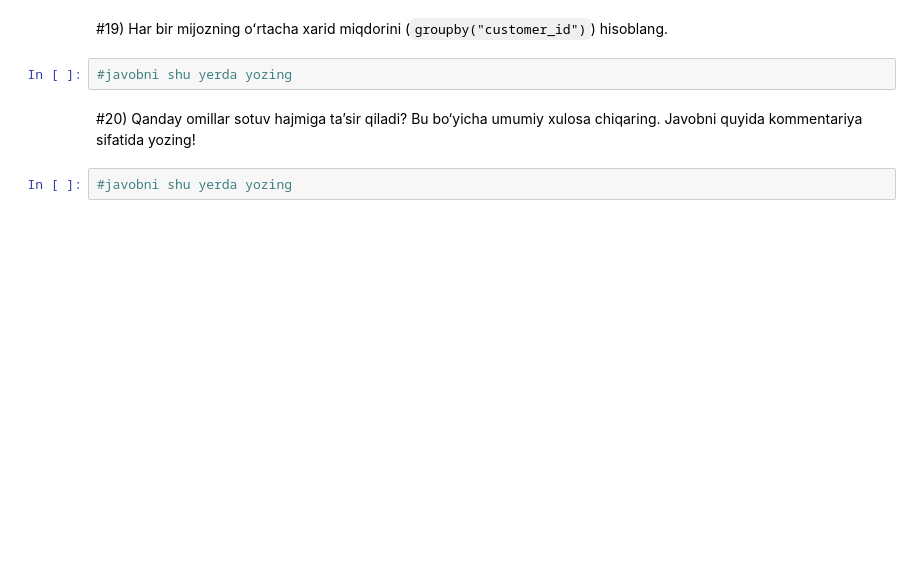
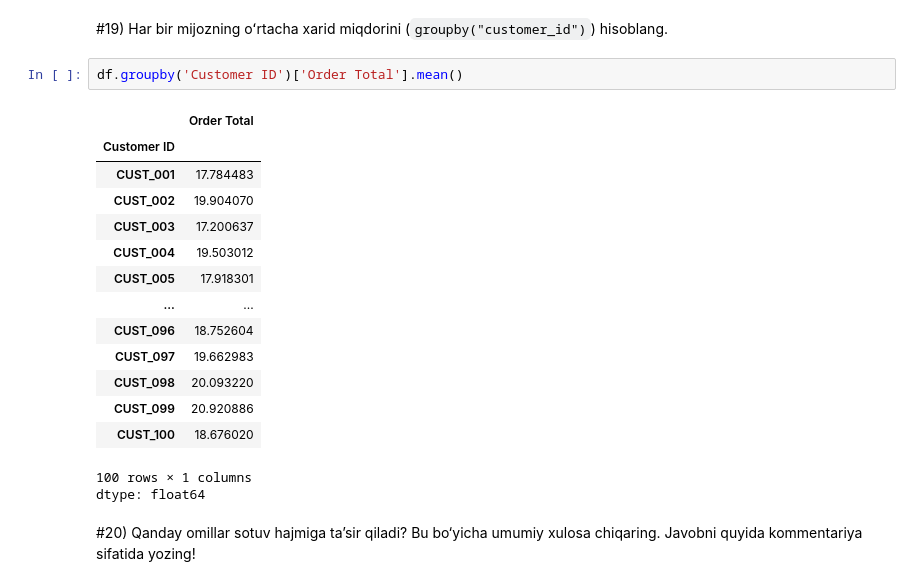
Before and after one commit to IlyasNasirov/notebook, a Jupyter notebook: 11_MAʼLUMOTLARNI_TAYYORLASH_11_28_YAKUNIY_AMALIY_VAZIFA.ipynb, the cells around one changed output. Cells and saved outputs as stored; diff of their text form; blank space fills up the shorter version.

```diff
--- a/11_MAʼLUMOTLARNI_TAYYORLASH_11_28_YAKUNIY_AMALIY_VAZIFA.ipynb
+++ b/11_MAʼLUMOTLARNI_TAYYORLASH_11_28_YAKUNIY_AMALIY_VAZIFA.ipynb
@@ -189,8 +367,22 @@ np.int64(876)
 # %% [markdown]
 #19) Har bir mijozning oʻrtacha xarid miqdorini (`groupby("customer_id")`) hisoblang.
-# %%
-#javobni shu yerda yozing
+# %%
+df.groupby('Customer ID')['Order Total'].mean()
+# %% [output]
+|  | Order Total |
+| Customer ID |  |
+| CUST_001 | 17.784483 |
+| CUST_002 | 19.904070 |
+| CUST_003 | 17.200637 |
+| CUST_004 | 19.503012 |
+| CUST_005 | 17.918301 |
+| ... | ... |
+| CUST_096 | 18.752604 |
+| CUST_097 | 19.662983 |
+| CUST_098 | 20.093220 |
+| CUST_099 | 20.920886 |
+| CUST_100 | 18.676020 |
+100 rows × 1 columns
+dtype: float64
 # %% [markdown]
 #20) Qanday omillar sotuv hajmiga ta’sir qiladi? Bu bo‘yicha umumiy xulosa chiqaring. Javobni quyida kommentariya sifatida yozing!
-# %%
-#javobni shu yerda yozing
```
Also changed, not shown: parts of 45 cells of this notebook.
